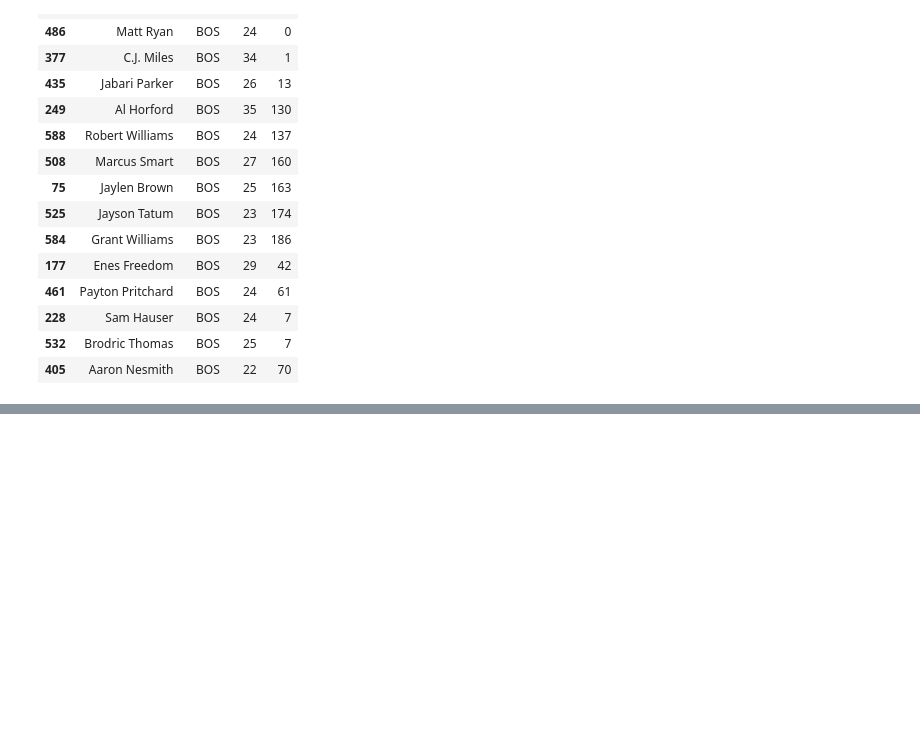
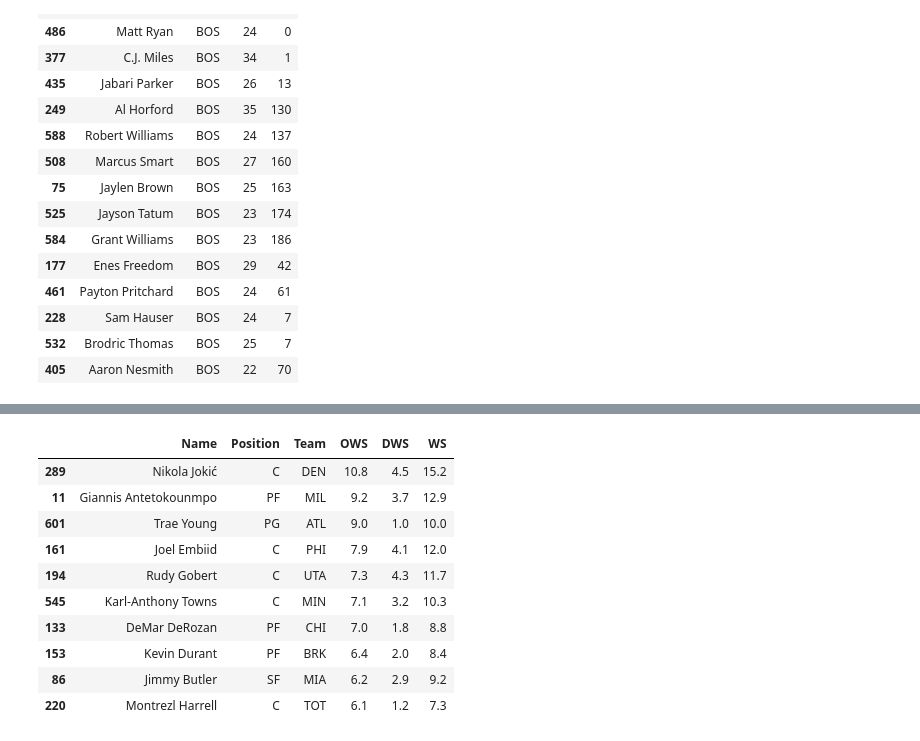
Before and after one commit to mcwillz1/CS-4630-Final-Project, a Jupyter notebook: finalProject.ipynb, the cells around one changed output, grey strips where cells are left out. Saved outputs shown, nothing was run; the diff lists cells and outputs as text; code cells hidden in the pictures; blank space fills up the shorter version.

```diff
--- a/finalProject.ipynb
+++ b/finalProject.ipynb
@@ -865,0 +999,25 @@ pf_age
+# %%
+offenseWS = advancedStats()
+
+offenseWS.columns
+my_cols = ['Name','Position','Team','OWS','DWS','WS']
+
+offenseWS = offenseWS[my_cols]
+
+#sorts by the top FG%
+offenseWS['OWS'] = offenseWS['OWS'].astype(float)
+offenseWS = offenseWS.sort_values(by="OWS", ascending=False)
+
+offenseWS.head(10)
+# %% [output]
+|  | Name | Position | Team | OWS | DWS | WS |
+| 289 | Nikola Jokić | C | DEN | 10.8 | 4.5 | 15.2 |
+| 11 | Giannis Antetokounmpo | PF | MIL | 9.2 | 3.7 | 12.9 |
+| 601 | Trae Young | PG | ATL | 9.0 | 1.0 | 10.0 |
+| 161 | Joel Embiid | C | PHI | 7.9 | 4.1 | 12.0 |
+| 194 | Rudy Gobert | C | UTA | 7.3 | 4.3 | 11.7 |
+| 545 | Karl-Anthony Towns | C | MIN | 7.1 | 3.2 | 10.3 |
+| 133 | DeMar DeRozan | PF | CHI | 7.0 | 1.8 | 8.8 |
+| 153 | Kevin Durant | PF | BRK | 6.4 | 2.0 | 8.4 |
+| 86 | Jimmy Butler | SF | MIA | 6.2 | 2.9 | 9.2 |
+| 220 | Montrezl Harrell | C | TOT | 6.1 | 1.2 | 7.3 |
```
Also changed, not shown: parts of 5 cells of this notebook.
